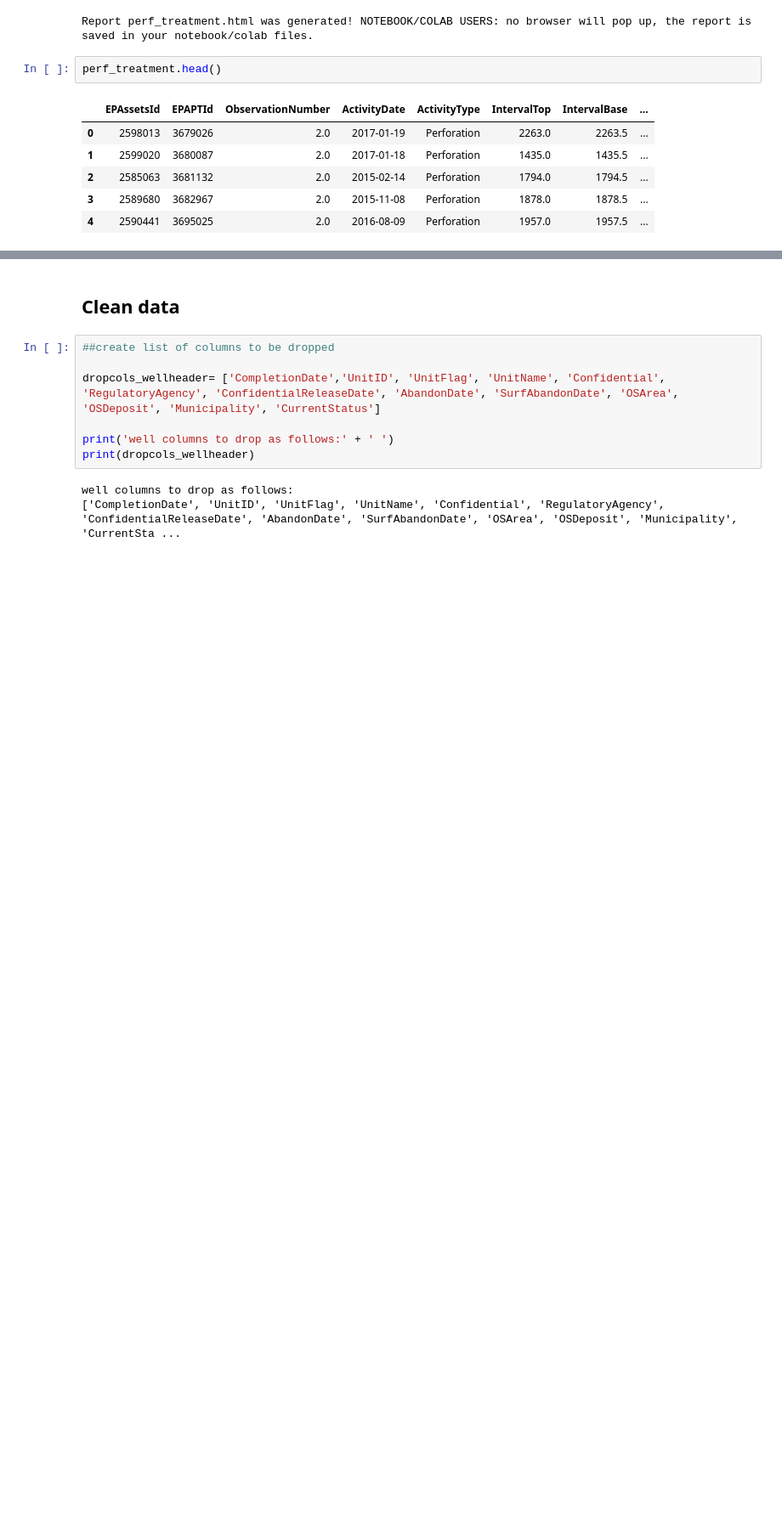
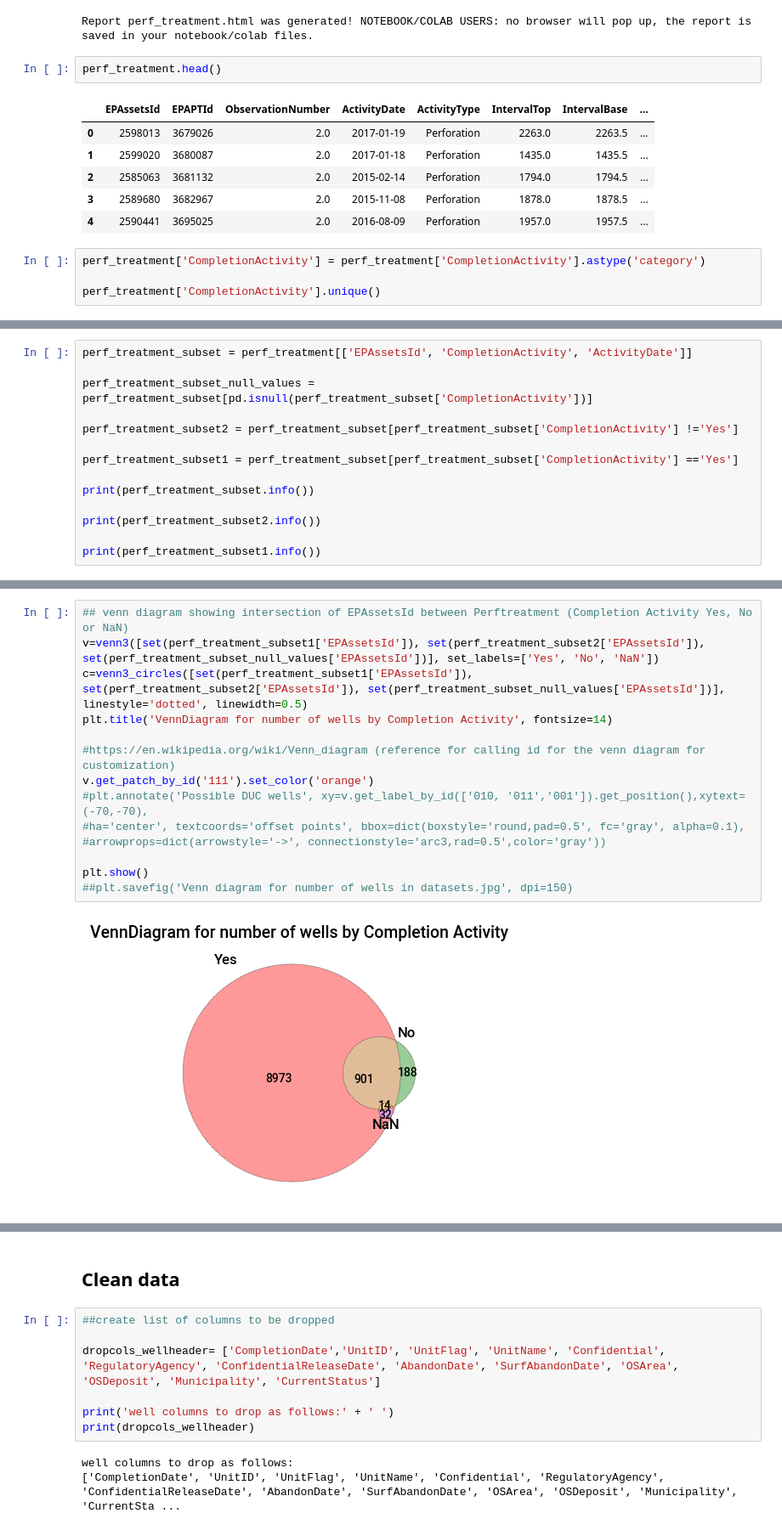
Before and after one commit to coy17a/2020DUCdatathon, a Jupyter notebook: DUC Wells Identification/EDA/EDA for Identification of DUC Wells.ipynb, the cells around one changed output, grey strips where cells are left out. Shown at 85% size. Drawn from its saved outputs; the diff is of its cells as text; blank space fills up the shorter version.

```diff
--- a/DUC Wells Identification/EDA/EDA for Identification of DUC Wells.ipynb
+++ b/DUC Wells Identification/EDA/EDA for Identification of DUC Wells.ipynb
@@ -272,3 +271,7 @@ perf_treatment.head()
 | 2 | 2585063 | 3681132 | 2.0 | 2015-02-14 | Perforation | 1794.0 | 1794.5 | ... |
 | 3 | 2589680 | 3682967 | 2.0 | 2015-11-08 | Perforation | 1878.0 | 1878.5 | ... |
 | 4 | 2590441 | 3695025 | 2.0 | 2016-08-09 | Perforation | 1957.0 | 1957.5 | ... |
+# %%
+perf_treatment['CompletionActivity'] = perf_treatment['CompletionActivity'].astype('category')
+
+perf_treatment['CompletionActivity'].unique()
@@ -274,0 +302,14 @@ perf_treatment.head()
+# %%
+perf_treatment_subset = perf_treatment[['EPAssetsId', 'CompletionActivity', 'ActivityDate']]
+
+perf_treatment_subset_null_values = perf_treatment_subset[pd.isnull(perf_treatment_subset['CompletionActivity'])]
+
+perf_treatment_subset2 = perf_treatment_subset[perf_treatment_subset['CompletionActivity'] !='Yes']
+
+perf_treatment_subset1 = perf_treatment_subset[perf_treatment_subset['CompletionActivity'] =='Yes']
+
+print(perf_treatment_subset.info())
+
+print(perf_treatment_subset2.info())
+
+print(perf_treatment_subset1.info())
@@ -274,0 +347,16 @@ perf_treatment.head()
+# %%
+## venn diagram showing intersection of EPAssetsId between Perftreatment (Completion Activity Yes, No or NaN)
+v=venn3([set(perf_treatment_subset1['EPAssetsId']), set(perf_treatment_subset2['EPAssetsId']), set(perf_treatment_subset_null_values['EPAssetsId'])], set_labels=['Yes', 'No', 'NaN'])
+c=venn3_circles([set(perf_treatment_subset1['EPAssetsId']), set(perf_treatment_subset2['EPAssetsId']), set(perf_treatment_subset_null_values['EPAssetsId'])], linestyle='dotted', linewidth=0.5)
+plt.title('VennDiagram for number of wells by Completion Activity', fontsize=14)
+
+#https://en.wikipedia.org/wiki/Venn_diagram (reference for calling id for the venn diagram for customization)
+v.get_patch_by_id('111').set_color('orange')
+#plt.annotate('Possible DUC wells', xy=v.get_label_by_id(['010, '011','001']).get_position(),xytext=(-70,-70),
+#ha='center', textcoords='offset points', bbox=dict(boxstyle='round,pad=0.5', fc='gray', alpha=0.1),
+#arrowprops=dict(arrowstyle='->', connectionstyle='arc3,rad=0.5',color='gray'))
+
+plt.show()
+##plt.savefig('Venn diagram for number of wells in datasets.jpg', dpi=150)
+# %% [output]
+[figure, added]
```
Also changed, not shown: parts of 38 cells of this notebook.
